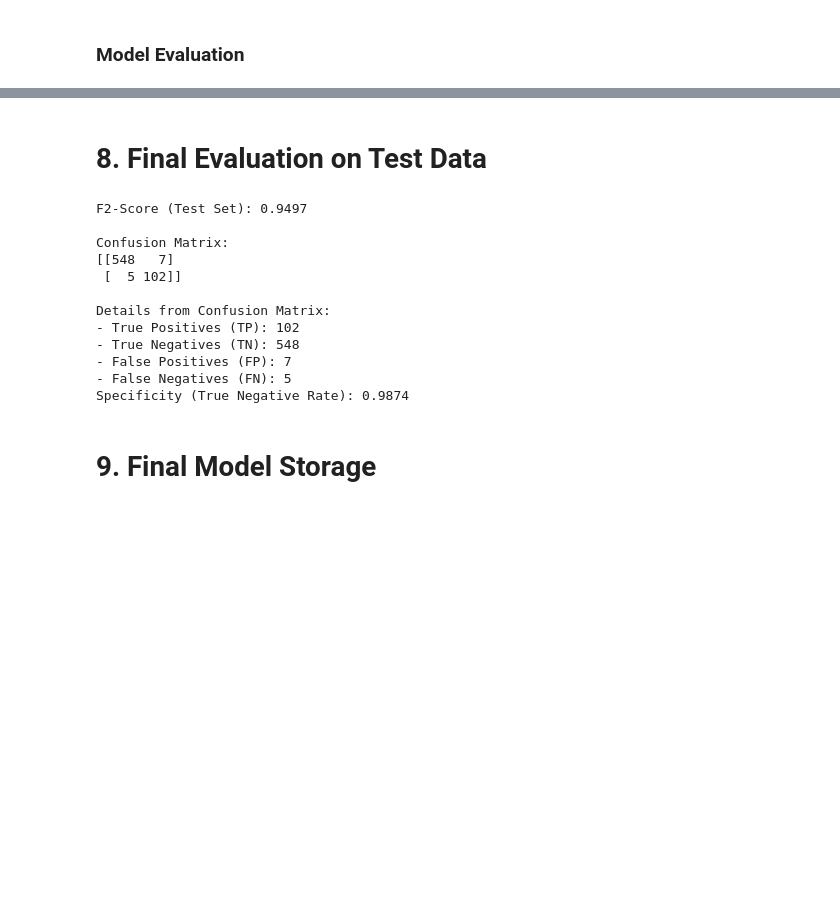
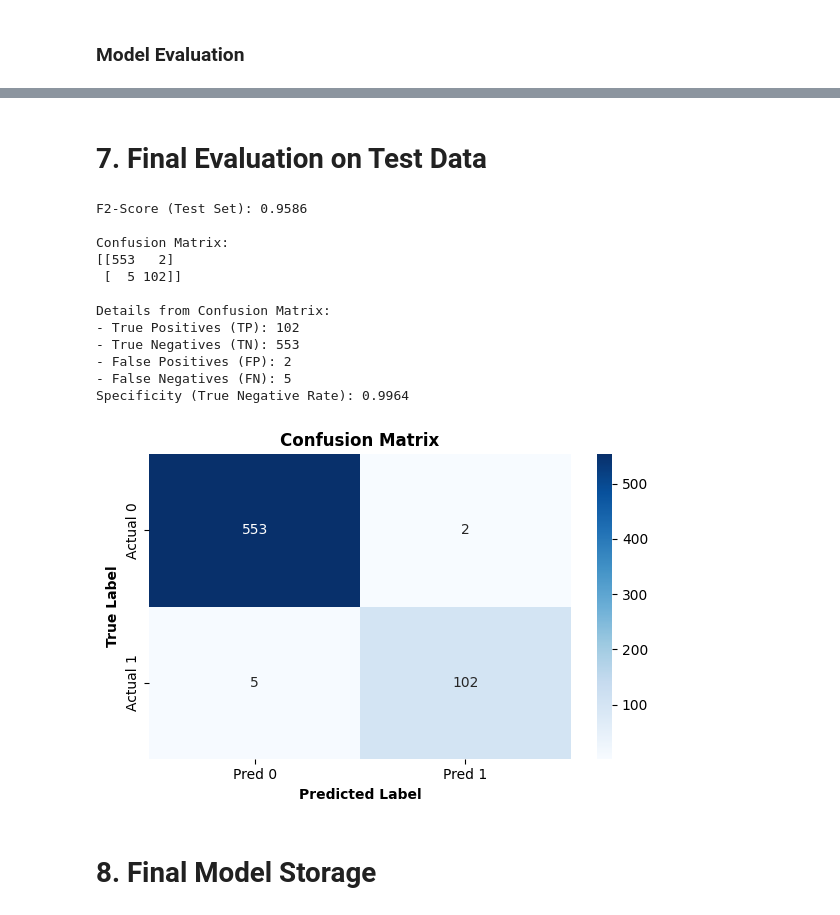
Before and after one commit to afsilmis/employee-attrition-prediction, a Jupyter notebook: notebooks/03_experiments_and_tuning.ipynb, the cells around one changed output, grey strips where cells are left out. Cells and saved outputs as stored; diff of their text form; code cells hidden in the pictures; blank space fills up the shorter version.

```diff
--- a/notebooks/03_experiments_and_tuning.ipynb
+++ b/notebooks/03_experiments_and_tuning.ipynb
@@ -81,10 +81,12 @@ y_train = train_df['target']
 
 # Separate features (X) and target (y) for the validation dataset
 X_val = val_df.drop(columns='target')
+X_val = X_val[X_train.columns]
 y_val = val_df['target']
 
 # Separate features (X) and target (y) for the final test dataset
 X_test = test_df.drop(columns='target')
+X_test = X_test[X_train.columns]
 y_test = test_df['target']
 
 # Print the dimensions (shape) of the resulting datasets to verify the split
@@ -1191,11 +1223,11 @@ Cross-validation folds used: 5
 # %%
 # Define the best parameters found for CatBoostClassifier
 best_params = {
-            'depth': 8,
-            'iterations': 300,
-            'l2_leaf_reg': 1,
-            'learning_rate': 0.1,
-            'verbose': 0
+    'depth': 8,
+    'iterations': 200,
+    'l2_leaf_reg': 1,
+    'learning_rate': 0.2,
+    'verbose':False
 }
 
 # Create the final model
@@ -1533,10 +1303,9 @@ TP: 99, TN: 550, FP: 5, FN: 7
 # %% [markdown]
-# 8. Final Evaluation on Test Data
+# **7. Final Evaluation on Test Data**
 # %%
 # Perform predictions on the test data
-y_pred_proba = cb_top7.predict_proba(X_test_top7)[:, 1]
-optimal_threshold = 0.51
-y_pred_optimal = (y_pred_proba >= optimal_threshold).astype(int)
+y_proba = cb_model.predict_proba(X_test)[:, 1]
+y_pred = cb_model.predict(X_test)
 
 # Display F2-Score
 f2 = fbeta_score(y_test, y_pred, beta=2, zero_division=0)
@@ -1548,7 +1317,7 @@ print("\nConfusion Matrix:")
 cm = confusion_matrix(y_test, y_pred)
 print(cm)
 
-# Extract TP, TN, FP, FN from Confusion Matrix (assuming positive class is 1)
+# Extract TP, TN, FP, FN from Confusion Matrix
 tn, fp, fn, tp = cm.ravel()
 print(f"\nDetails from Confusion Matrix:")
 print(f"- True Positives (TP): {tp}")
@@ -1560,20 +1329,31 @@ print(f"- False Negatives (FN): {fn}")
 specificity = tn / (tn + fp) if (tn + fp) > 0 else 0
 print(f"Specificity (True Negative Rate): {specificity:.4f}")
 # %% [output]
-F2-Score (Test Set): 0.9497
+F2-Score (Test Set): 0.9586
 
 Confusion Matrix:
-[[548   7]
+[[553   2]
  [  5 102]]
 
 Details from Confusion Matrix:
 - True Positives (TP): 102
-- True Negatives (TN): 548
-- False Positives (FP): 7
+- True Negatives (TN): 553
+- False Positives (FP): 2
 - False Negatives (FN): 5
-Specificity (True Negative Rate): 0.9874
+Specificity (True Negative Rate): 0.9964
+# %%
+# Plot confusion matrix as heatmap
+plt.figure(figsize=(6, 4))
+sns.heatmap(cm, annot=True, fmt='d', cmap='Blues', xticklabels=['Pred 0', 'Pred 1'], yticklabels=['Actual 0', 'Actual 1'])
+plt.title('Confusion Matrix', fontweight='bold')
+plt.xlabel('Predicted Label', fontweight='bold')
+plt.ylabel('True Label', fontweight='bold')
+plt.tight_layout()
+plt.show()
+# %% [output]
+[figure, added]
 # %% [markdown]
-# 9. Final Model Storage
+# **8. Final Model Storage**
 # %%
 best_params = {
             'depth': 8,
```
Also changed, not shown: parts of 28 cells of this notebook, 3 other files.
